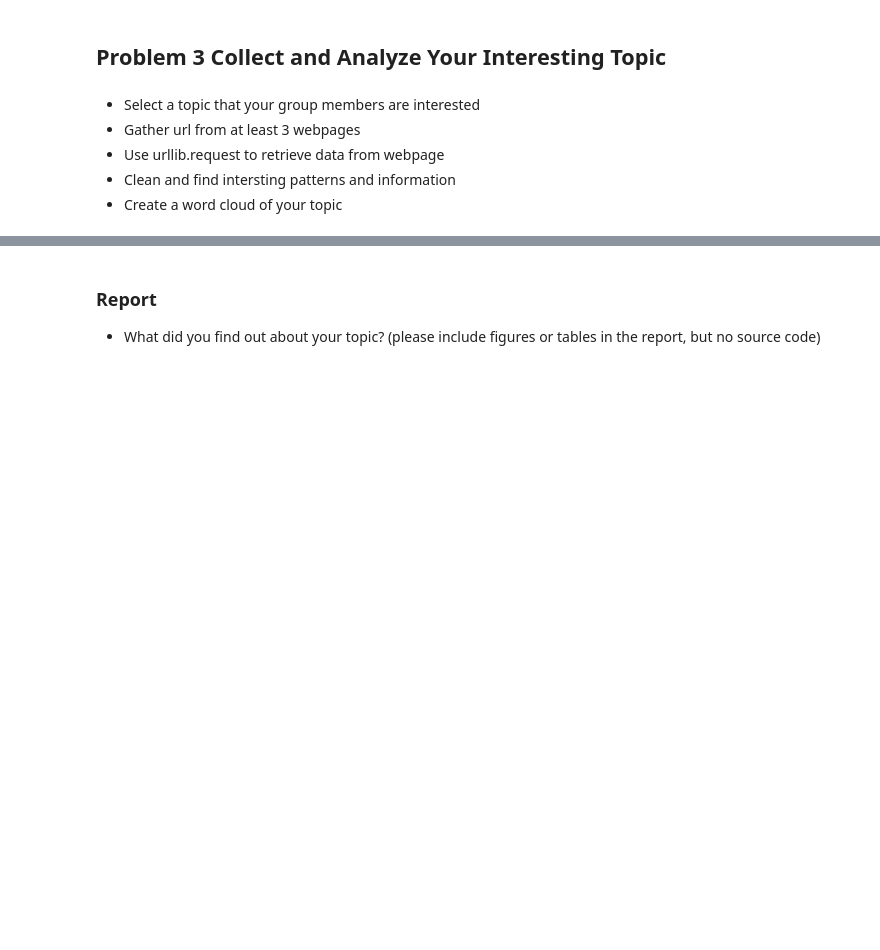
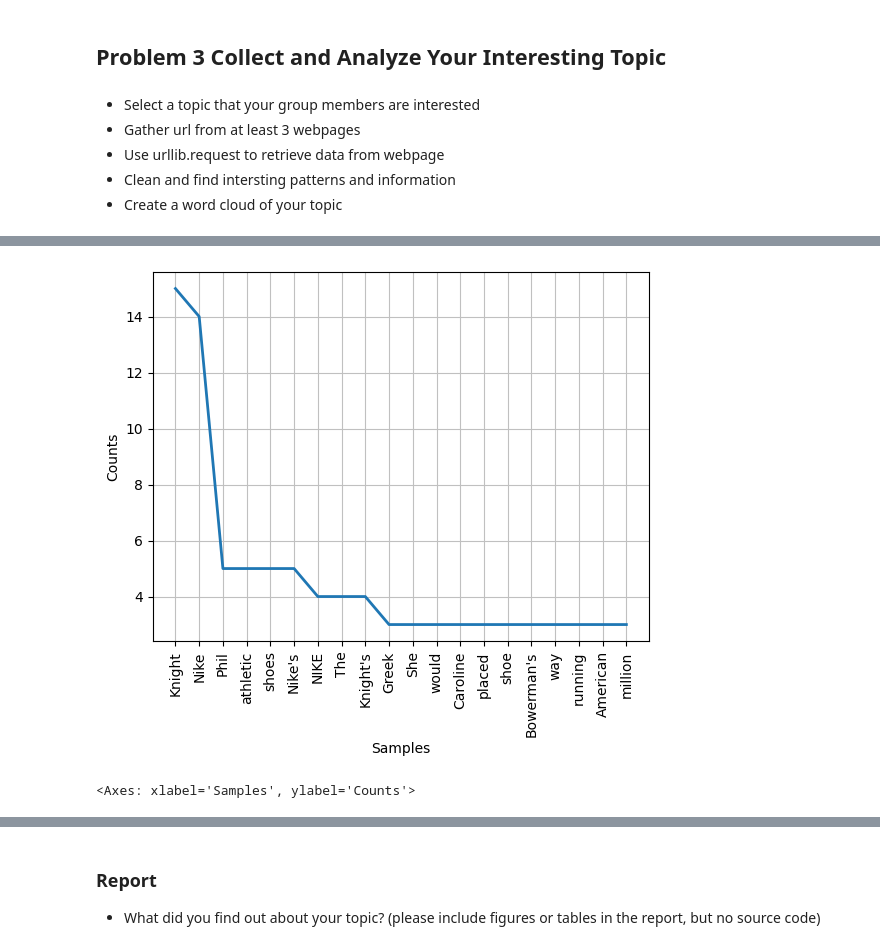
Before and after one commit to Ratchadakorn26/Data-Warehouse-and-Big-Data-Analytics-66, a Jupyter notebook: Project1_66.ipynb, the cells around one changed output, grey strips where cells are left out. Cells and saved outputs as stored; diff of their text form; code cells hidden in the pictures; blank space fills up the shorter version.

```diff
--- a/Project1_66.ipynb
+++ b/Project1_66.ipynb
@@ -365,0 +546,6 @@ NG_tokens = [t for t in negative_reviews_combine.split()]
+# %%
+clean_tokens_hk = tokens_hk[:]
+# remove stop words
+for token in tokens_hk:
+    if token in S_hk:
+        clean_tokens_hk.remove(token)
@@ -365,0 +573,8 @@ NG_tokens = [t for t in negative_reviews_combine.split()]
+# %%
+freq_hk = nltk.FreqDist(clean_tokensandlessthan2_hk)
+#for key,val in freq.items():
+    #print(str(key) + ':' + str(val))
+freq_hk.plot(20, cumulative=False)
+# %% [output]
+[figure, added]
+<Axes: xlabel='Samples', ylabel='Counts'>
```
Also changed, not shown: parts of 30 cells of this notebook.
